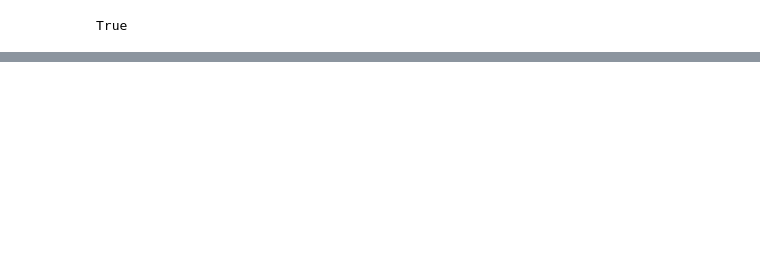
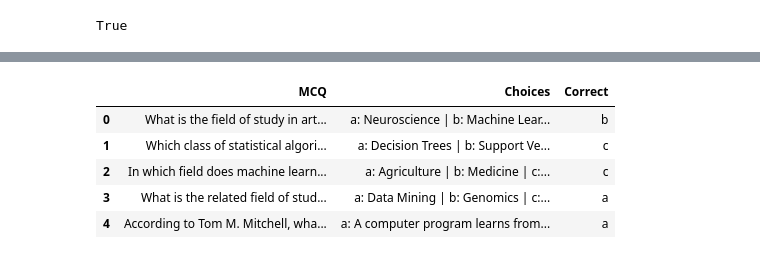
Before and after one commit to Anurag200122/mcqgen, a Jupyter notebook: experiment/mcq.ipynb, the cells around one changed output, grey strips where cells are left out. Saved outputs shown, nothing was run; the diff lists cells and outputs as text; code cells hidden in the pictures; blank space fills up the shorter version.

```diff
--- a/experiment/mcq.ipynb
+++ b/experiment/mcq.ipynb
@@ -27,0 +135,14 @@ ChatOpenAI(client=<openai.resources.chat.completions.completions.Completions obj
+# %%
+#https://python.langchain.com/docs/modules/model_io/llms/token_usage_tracking
+
+#How to setup Token Usage Tracking in LangChain
+with get_openai_callback() as cb:
+    response=generate_evaluate_chain(
+        {
+            "text": TEXT,
+            "number": NUMBER,
+            "subject":SUBJECT,
+            "tone": TONE,
+            "response_json": json.dumps(RESPONSE_JSON)
+        }
+        )
@@ -27,0 +208,16 @@ ChatOpenAI(client=<openai.resources.chat.completions.completions.Completions obj
+# %%
+quiz=response.get("quiz")
+# %%
+quiz=json.loads(quiz)
+# %%
+quiz_table_data = []
+for key, value in quiz.items():
+    mcq = value["mcq"]
+    options = " | ".join(
+        [
+            f"{option}: {option_value}"
+            for option, option_value in value["options"].items()
+            ]
+        )
+    correct = value["correct"]
+    quiz_table_data.append({"MCQ": mcq, "Choices": options, "Correct": correct})
@@ -27,0 +243,9 @@ ChatOpenAI(client=<openai.resources.chat.completions.completions.Completions obj
+# %%
+pd.DataFrame(quiz_table_data)
+# %% [output]
+|  | MCQ | Choices | Correct |
+| 0 | What is the field of study in art... | a: Neuroscience | b: Machine Lear... | b |
+| 1 | Which class of statistical algori... | a: Decision Trees | b: Support Ve... | c |
+| 2 | In which field does machine learn... | a: Agriculture | b: Medicine | c:... | c |
+| 3 | What is the related field of stud... | a: Data Mining | b: Genomics | c:... | a |
+| 4 | According to Tom M. Mitchell, wha... | a: A computer program learns from... | a |
```
Also changed, not shown: parts of 21 cells of this notebook, 2 other files.
